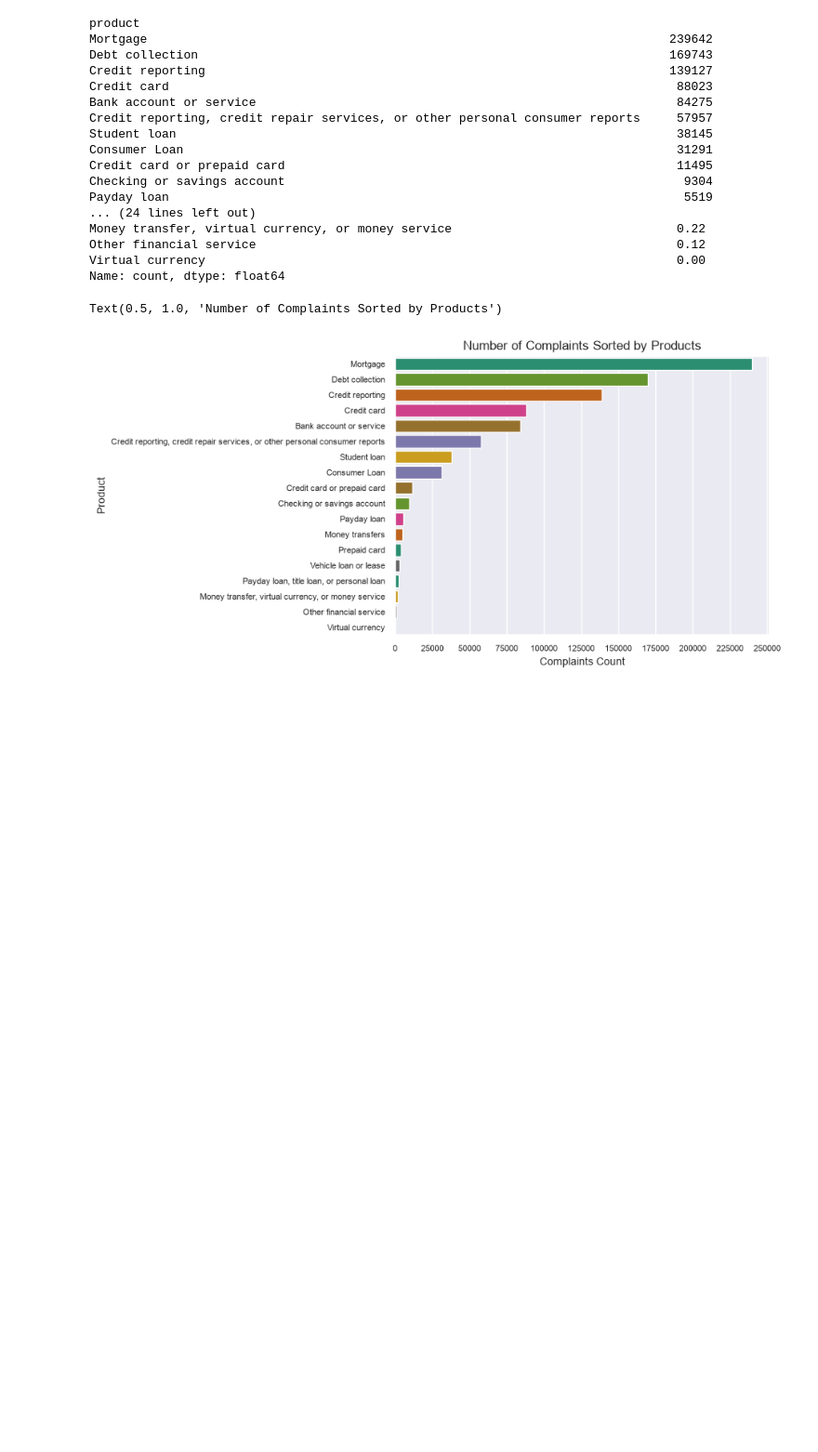
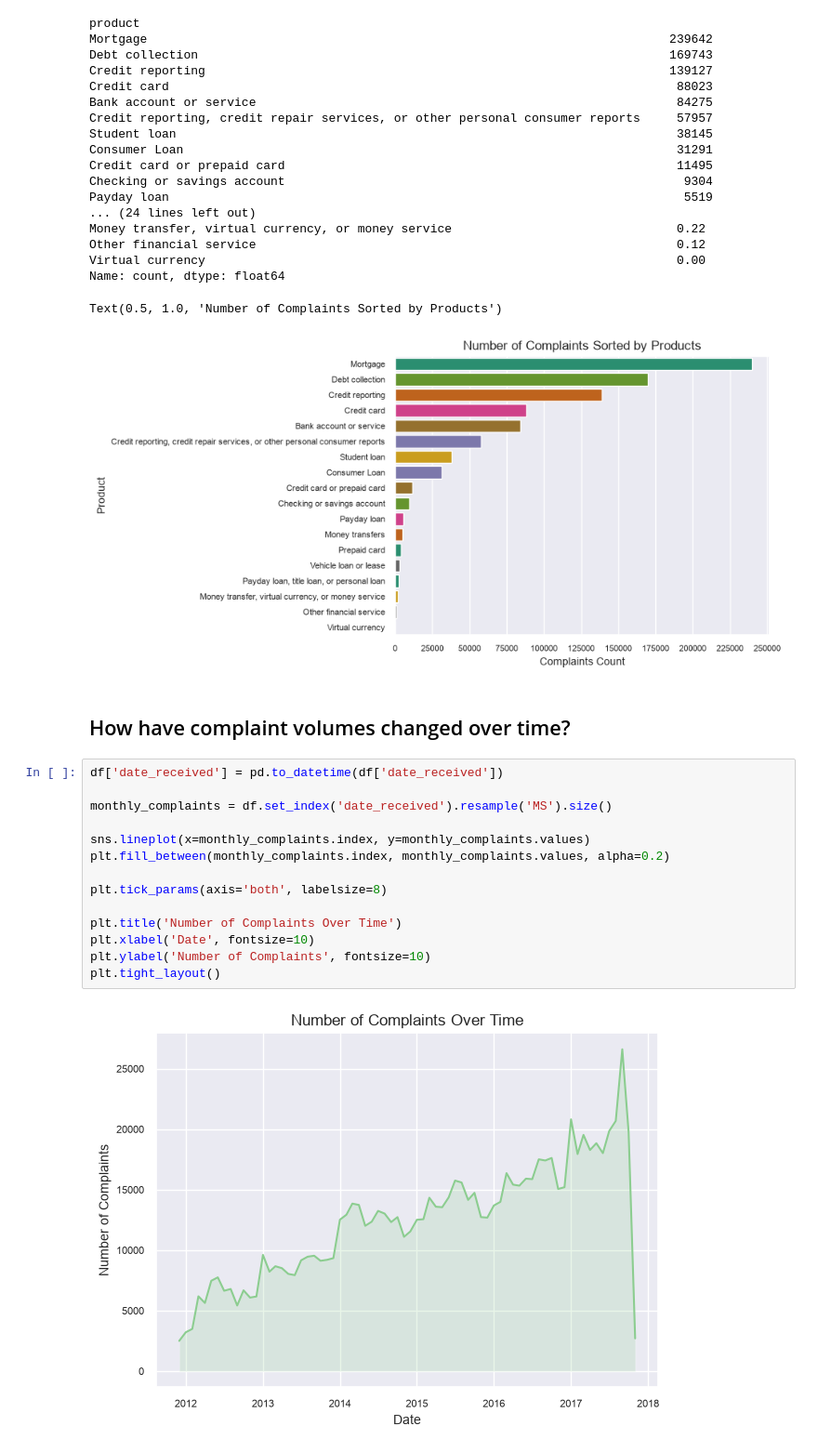
Before and after one commit to DimitarK13/consumer-complaints, a Jupyter notebook: notebooks/03-exploratory-data-analysis.ipynb, the cells around one changed output. Shown at 93% size. Cells and saved outputs as stored; diff of their text form; blank space fills up the shorter version.

Commit message:
investigate complaint volumes over time

```diff
--- a/notebooks/03-exploratory-data-analysis.ipynb
+++ b/notebooks/03-exploratory-data-analysis.ipynb
@@ -76,3 +77,21 @@ Virtual currency
 Name: count, dtype: float64
 Text(0.5, 1.0, 'Number of Complaints Sorted by Products')
 [figure]
+# %% [markdown]
+## How have complaint volumes changed over time?
+# %%
+df['date_received'] = pd.to_datetime(df['date_received'])
+
+monthly_complaints = df.set_index('date_received').resample('MS').size()
+
+sns.lineplot(x=monthly_complaints.index, y=monthly_complaints.values)
+plt.fill_between(monthly_complaints.index, monthly_complaints.values, alpha=0.2)
+
+plt.tick_params(axis='both', labelsize=8)
+
+plt.title('Number of Complaints Over Time')
+plt.xlabel('Date', fontsize=10)
+plt.ylabel('Number of Complaints', fontsize=10)
+plt.tight_layout()
+# %% [output]
+[figure, added]
```
Also changed, not shown: parts of 2 cells of this notebook.
